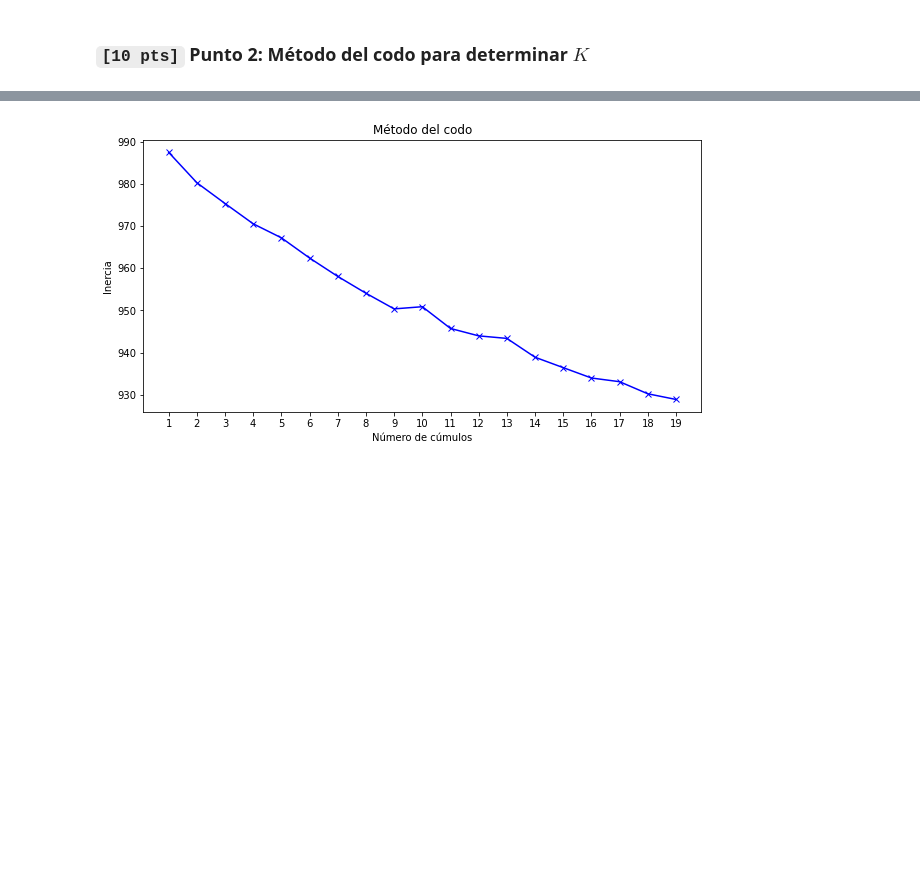
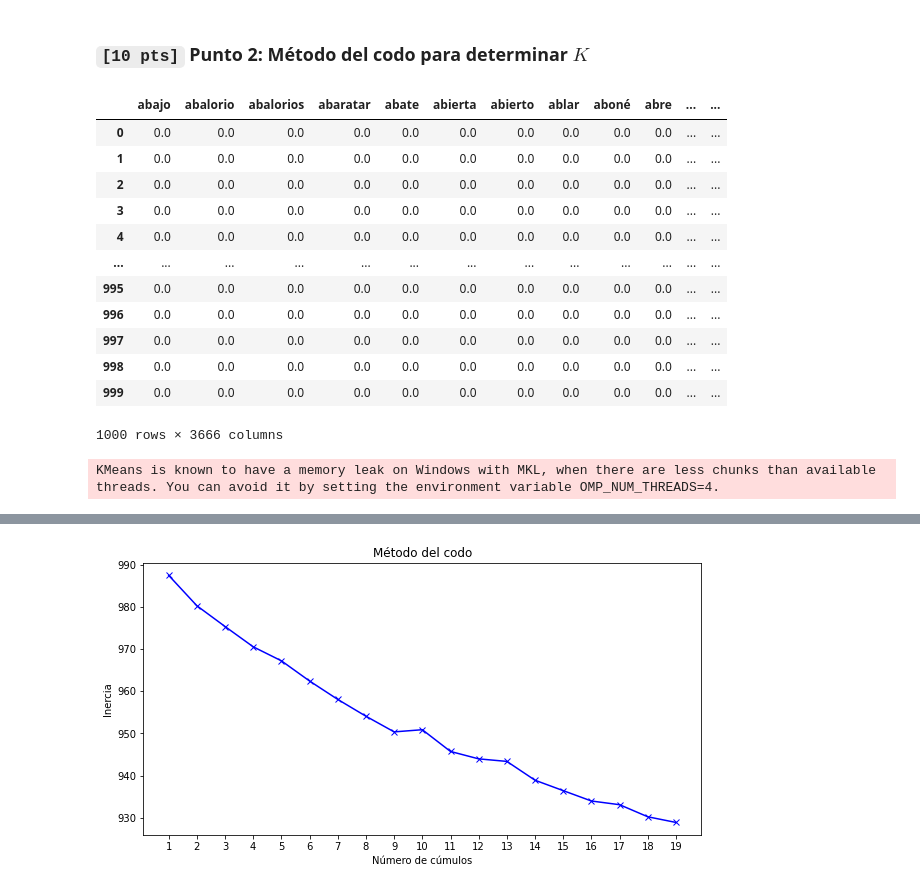
Before and after one commit to CamiloCastellanos/Procesamiento-del-Lenguaje-Natural, a Jupyter notebook: Taller #8.ipynb, the cells around one changed output, grey strips where cells are left out. Cells and saved outputs as stored; diff of their text form; code cells hidden in the pictures; blank space fills up the shorter version.

```diff
--- a/Taller #8.ipynb
+++ b/Taller #8.ipynb
@@ -39,2 +79,30 @@ data.head()
 # %% [markdown]
 ###  `[10 pts]` Punto 2: Método del codo para determinar $K$
+# %%
+tfidf_matrix
+# %% [output]
+|  | abajo | abalorio | abalorios | abaratar | abate | abierta | abierto | ablar | aboné | abre | ... | ... |
+| 0 | 0.0 | 0.0 | 0.0 | 0.0 | 0.0 | 0.0 | 0.0 | 0.0 | 0.0 | 0.0 | ... | ... |
+| 1 | 0.0 | 0.0 | 0.0 | 0.0 | 0.0 | 0.0 | 0.0 | 0.0 | 0.0 | 0.0 | ... | ... |
+| 2 | 0.0 | 0.0 | 0.0 | 0.0 | 0.0 | 0.0 | 0.0 | 0.0 | 0.0 | 0.0 | ... | ... |
+| 3 | 0.0 | 0.0 | 0.0 | 0.0 | 0.0 | 0.0 | 0.0 | 0.0 | 0.0 | 0.0 | ... | ... |
+| 4 | 0.0 | 0.0 | 0.0 | 0.0 | 0.0 | 0.0 | 0.0 | 0.0 | 0.0 | 0.0 | ... | ... |
+| ... | ... | ... | ... | ... | ... | ... | ... | ... | ... | ... | ... | ... |
+| 995 | 0.0 | 0.0 | 0.0 | 0.0 | 0.0 | 0.0 | 0.0 | 0.0 | 0.0 | 0.0 | ... | ... |
+| 996 | 0.0 | 0.0 | 0.0 | 0.0 | 0.0 | 0.0 | 0.0 | 0.0 | 0.0 | 0.0 | ... | ... |
+| 997 | 0.0 | 0.0 | 0.0 | 0.0 | 0.0 | 0.0 | 0.0 | 0.0 | 0.0 | 0.0 | ... | ... |
+| 998 | 0.0 | 0.0 | 0.0 | 0.0 | 0.0 | 0.0 | 0.0 | 0.0 | 0.0 | 0.0 | ... | ... |
+| 999 | 0.0 | 0.0 | 0.0 | 0.0 | 0.0 | 0.0 | 0.0 | 0.0 | 0.0 | 0.0 | ... | ... |
+1000 rows × 3666 columns
+# %%
+ks = []
+k_inertias = []
+
+for k in range(1,25):
+    kmeans = KMeans(n_clusters=k).fit(tfidf_matrix)
+    k_inertia = kmeans.inertia_
+
+    ks.append(k)
+    k_inertias.append(k_inertia)
+# %% [output]
+KMeans is known to have a memory leak on Windows with MKL, when there are less chunks than available threads. You can avoid it by setting the environment variable OMP_NUM_THREADS=4.
```
Also changed, not shown: parts of 10 cells of this notebook.
